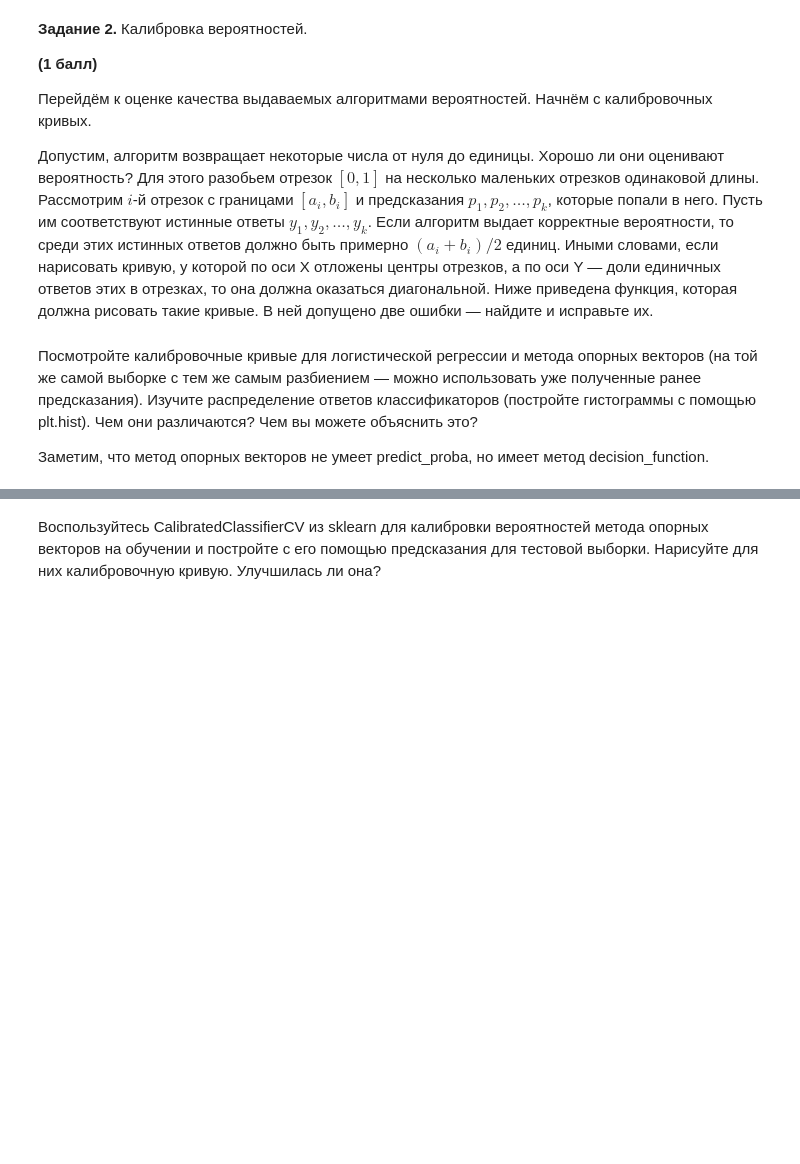
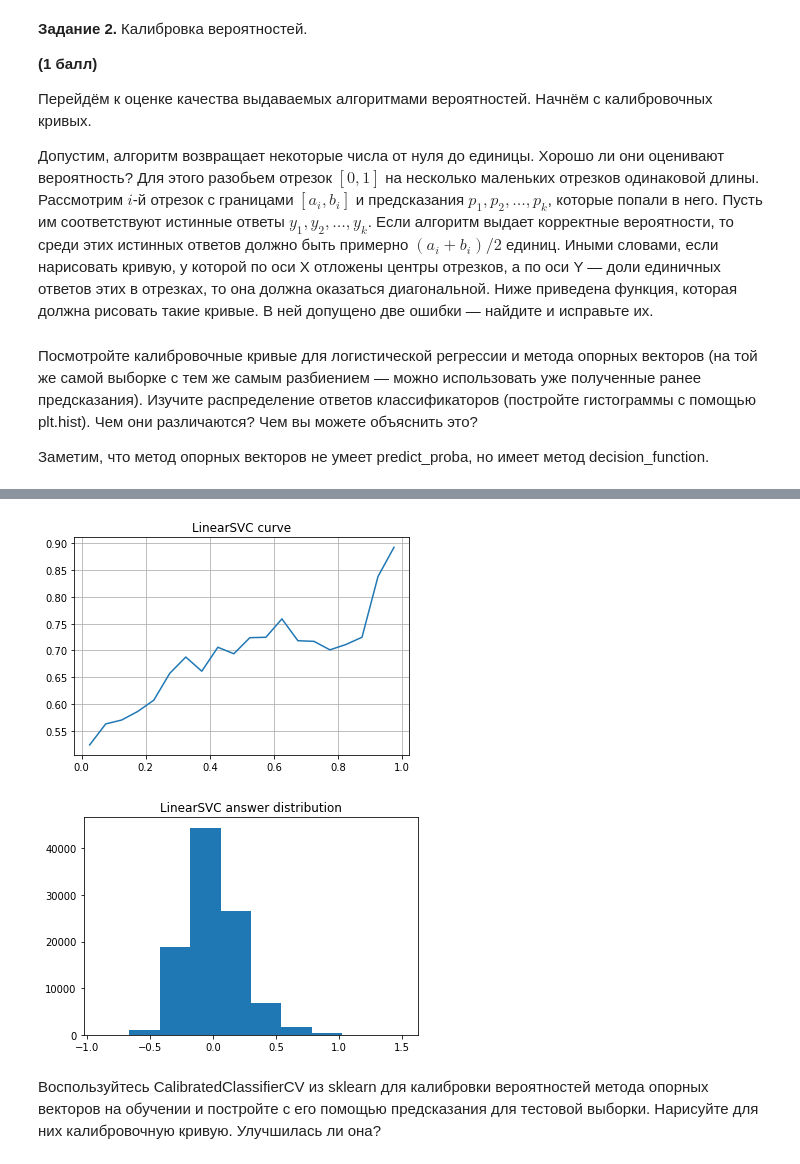
Before and after one commit to Fexion/ML_HW_2, a Jupyter notebook: raw.ipynb, the cells around one changed output, grey strips where cells are left out. Cells and saved outputs as stored; diff of their text form; code cells hidden in the pictures; blank space fills up the shorter version.

```diff
--- a/raw.ipynb
+++ b/raw.ipynb
@@ -693,2 +717,16 @@ plot_calibration_curve(y_test, y_pred)
+# %%
+plot_calibration_curve(y_test, y_pred_svc)
+plt.title("LinearSVC curve")
+plt.grid(True)
+plt.show()
+
+
+plt.hist(y_pred_svc)
+plt.title("LinearSVC answer distribution")
+
+plt.show()
+# %% [output]
+[figure, added]
+[figure, added]
 # %% [markdown]
 Воспользуйтесь CalibratedClassifierCV из sklearn для калибровки вероятностей метода опорных векторов на обучении и постройте с его помощью предсказания для тестовой выборки. Нарисуйте для них калибровочную кривую. Улучшилась ли она?
```
Also changed, not shown: parts of 13 cells of this notebook.
